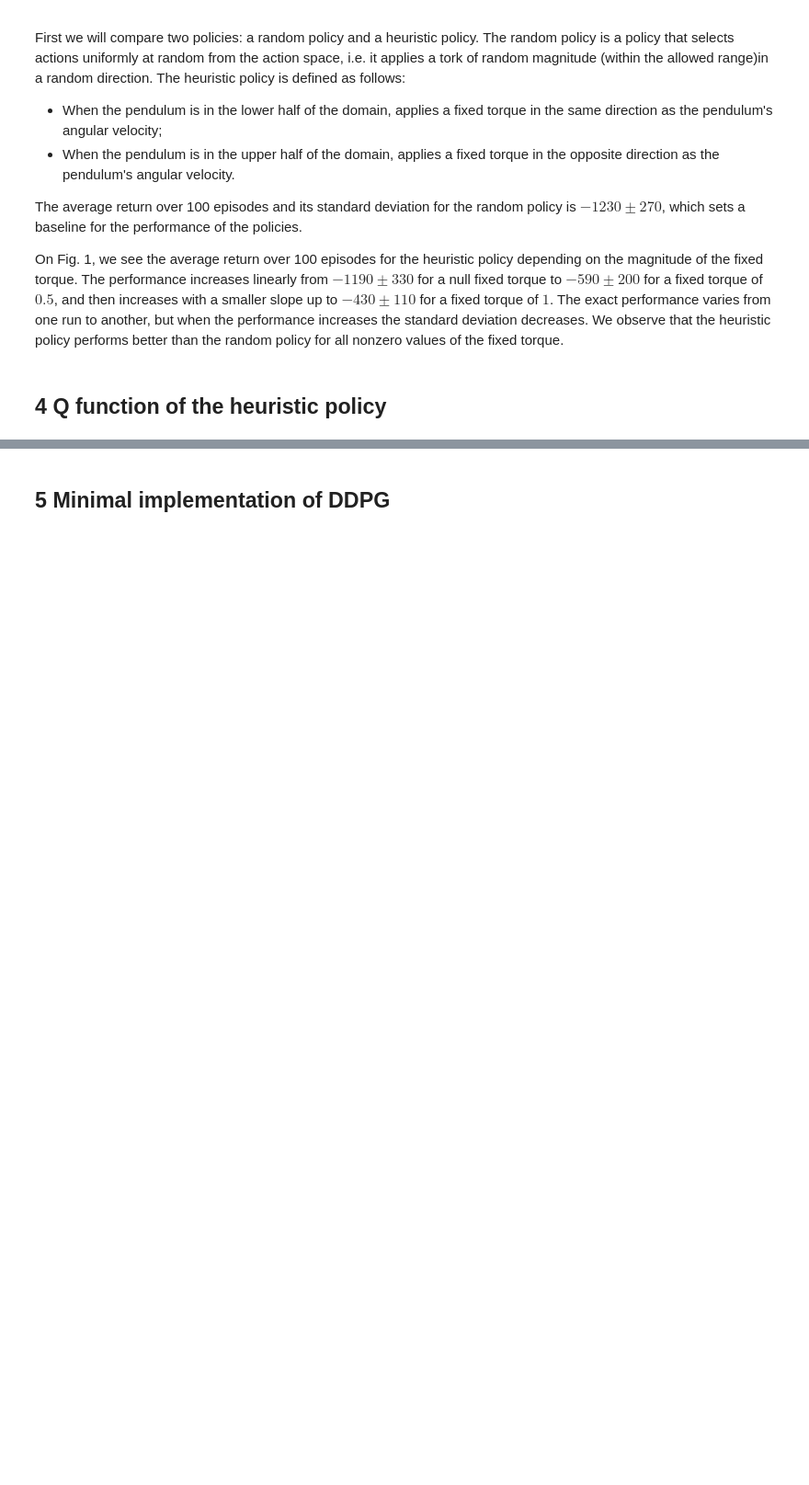
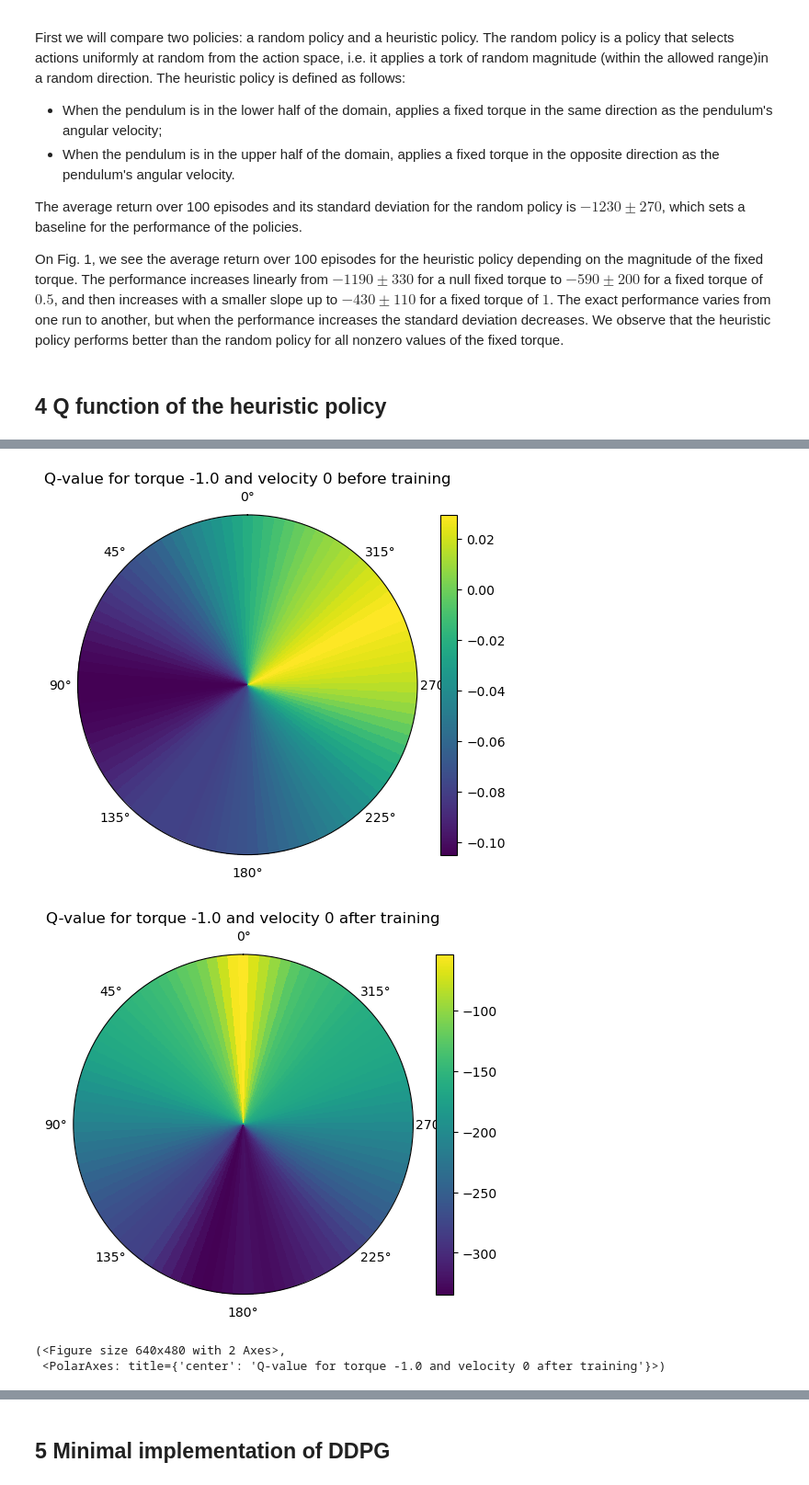
Before and after one commit to antmaier/DDPG-Inverted-Pendulum, a Jupyter notebook: Code_DDPG_Maier_Maier.ipynb, the cells around one changed output, grey strips where cells are left out. Shown: that part at 92% size. Saved outputs shown, nothing was run; the diff lists cells and outputs as text; code cells hidden in the pictures; blank space fills up the shorter version.

```diff
--- a/Code_DDPG_Maier_Maier.ipynb
+++ b/Code_DDPG_Maier_Maier.ipynb
@@ -667,7 +675,12 @@ fig.savefig('Figures/4-Mean-loss.pdf')
 # %%
-torque = best_torque_intensity
-velocity = 1.0
+torque = -best_torque_intensity
+velocity = 0
 heatmap(q_network_before_training, torque, velocity, show=True, suffix=" before training")
 heatmap(q_network, torque, velocity, show=True, suffix=" after training")
+# %% [output]
+[figure, added]
+[figure, added]
+(<Figure size 640x480 with 2 Axes>,
+ <PolarAxes: title={'center': 'Q-value for torque -1.0 and velocity 0 after training'}>)
 # %% [markdown]
 We now implement a critic, i.e. a Q-network, whose goal is to estimate the Q-function of the heuristic policy. We use a neural network with two hidden layers of 32 neurons each, with ReLU activation functions. It is updated using the semi-gradient of the mean squared error between the predicted and target Q-values.
```
Also changed, not shown: parts of 7 cells of this notebook.
